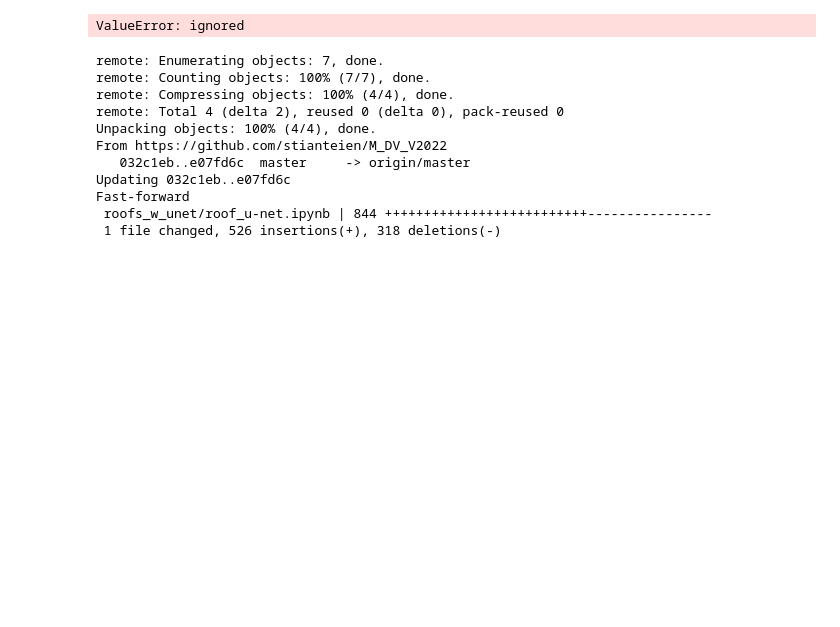
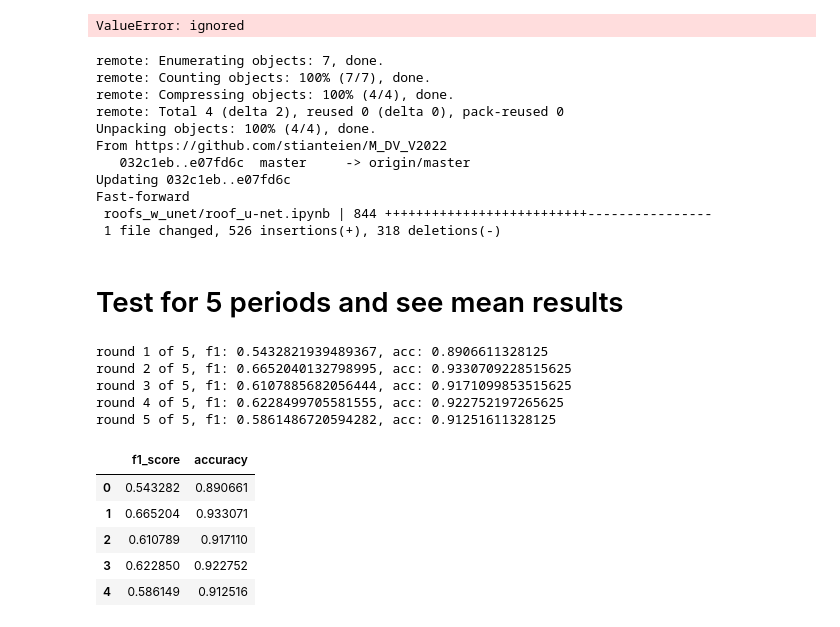
Before and after one commit to stianteien/M_DV_V2022, a Jupyter notebook: unet_detection/roof_u-net.ipynb, the cells around one changed output. Drawn from its saved outputs; the diff is of its cells as text; code cells hidden in the pictures; blank space fills up the shorter version.

```diff
--- a/unet_detection/roof_u-net.ipynb
+++ b/unet_detection/roof_u-net.ipynb
@@ -184,7 +184,7 @@ Clipping input data to the valid range for imshow with RGB data ([0..1] for floa
 input_img = Input(shape=(128,128,6))
 uu = get_unet(input_img, n_classes=2)
 
-uu.compile(optimizer=Adam(learning_rate=0.005),
+uu.compile(optimizer='adam',
                  loss='binary_crossentropy',
                  metrics=['accuracy'])
 # %%
@@ -311,3 +311,36 @@ Updating 032c1eb..e07fd6c
 Fast-forward
  roofs_w_unet/roof_u-net.ipynb | 844 ++++++++++++++++++++++++++----------------
  1 file changed, 526 insertions(+), 318 deletions(-)
+# %% [markdown]
+# Test for 5 periods and see mean results
+# %%
+epochs = 100
+f1s = []
+accs = []
+
+for i in range(5):
+  input_img = Input(shape=(128,128,6))
+  model = get_unet(input_img, n_classes=2)
+
+  model.compile(optimizer='adam',
+                  loss='binary_crossentropy',
+                  metrics=['accuracy'])
+
+  h = model.fit(X_train, y_train,
+           batch_size=16,
+           epochs=epochs,
+           verbose=0)
+
+  pred = model.predict(X_test)
+  f1 = f1_score(y_test.argmax(axis=3).flatten(), pred.argmax(axis=3).flatten())
+  acc = accuracy_score(y_test.argmax(axis=3).flatten(), pred.argmax(axis=3).flatten())
+  f1s.append(f1)
+  accs.append(acc)
+
+  print(f"round {i+1} of {5}, f1: {f1}, acc: {acc}")
+# %% [output]
+round 1 of 5, f1: 0.5432821939489367, acc: 0.8906611328125
+round 2 of 5, f1: 0.6652040132798995, acc: 0.9330709228515625
+round 3 of 5, f1: 0.6107885682056444, acc: 0.9171099853515625
+round 4 of 5, f1: 0.6228499705581555, acc: 0.922752197265625
+round 5 of 5, f1: 0.5861486720594282, acc: 0.91251611328125
@@ -313,0 +350,10 @@ Fast-forward
+# %%
+f1_df = pd.DataFrame(metrics.T, columns=["f1_score", "accuracy"])
+f1_df
+# %% [output]
+|  | f1_score | accuracy |
+| 0 | 0.543282 | 0.890661 |
+| 1 | 0.665204 | 0.933071 |
+| 2 | 0.610789 | 0.917110 |
+| 3 | 0.622850 | 0.922752 |
+| 4 | 0.586149 | 0.912516 |
```
Also changed, not shown: parts of 6 cells of this notebook.
